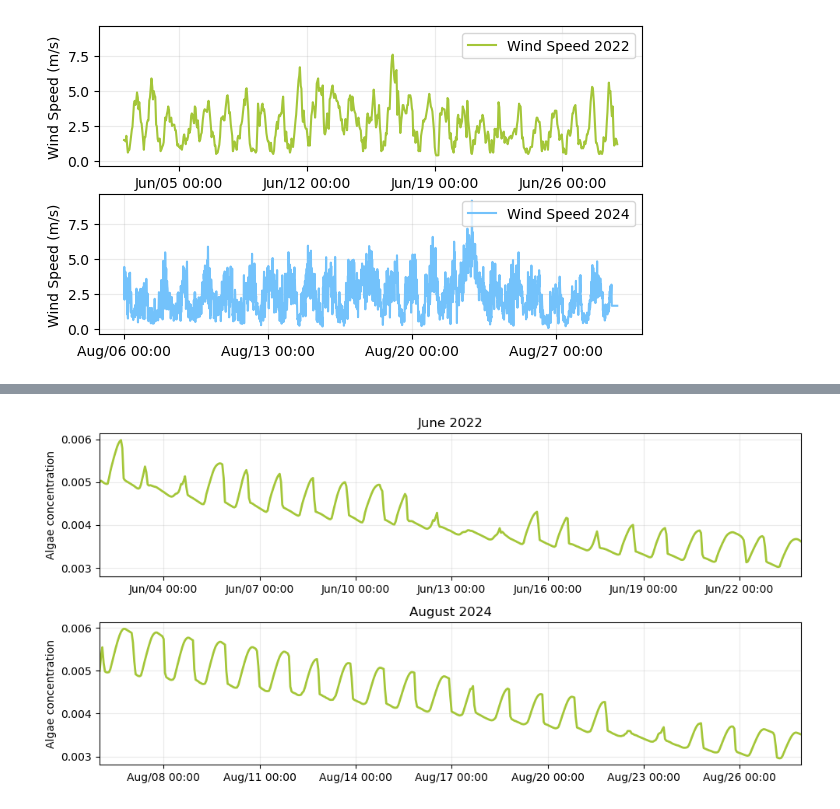
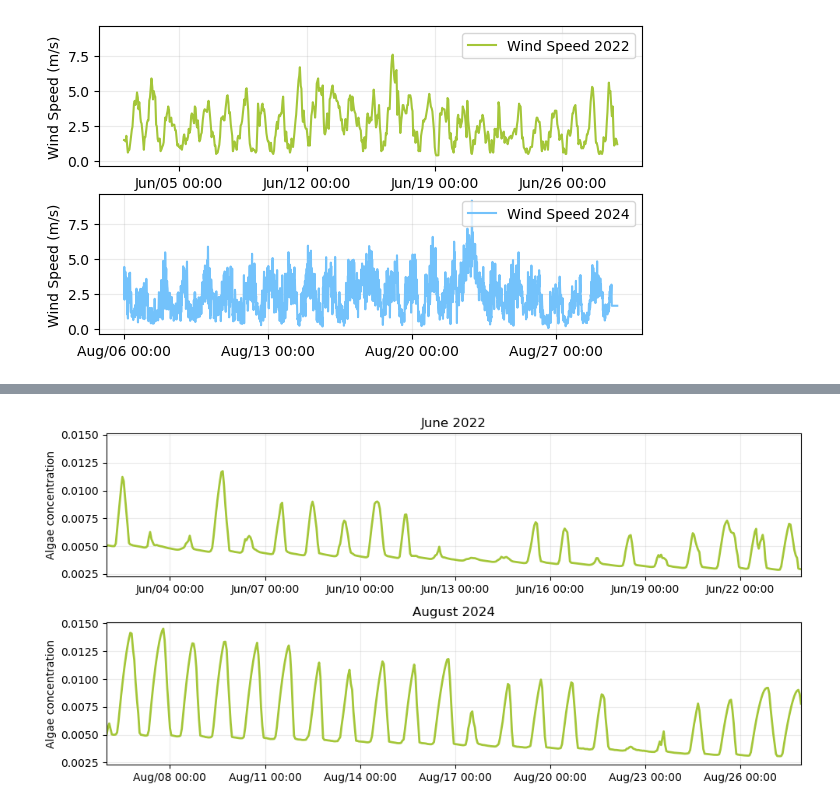
Before and after one commit to sienna-white/1D_JL_Turbulence_Model, a Jupyter notebook: compare_years.ipynb, the cells around one changed output, grey strips where cells are left out. Cells and saved outputs as stored; diff of their text form; code cells hidden in the pictures.

```diff
--- a/compare_years.ipynb
+++ b/compare_years.ipynb
@@ -140,7 +134,7 @@ Text(0, 0.5, 'Depth (m)')
 fig, axs = plt.subplots(figsize=(10, 5), nrows=2, sharey=True, sharex=False)
 
 # Compare diffusivity
-alg = m2022.ds.Kz.sel(z=slice(2, 0))
+kz = m2022.ds.Kz.sel(z=slice(2, 0))
 kz_av = kz.mean(dim="z")
 
 axs[0].plot(m2022.dates, kz_av, color=colors[0], label='June 2022', linewidth=2)
@@ -159,6 +153,8 @@ for ax in axs:
     ax.set_ylabel('Kz (m$^2$/s)')
     ax.grid(alpha=0.25)
     format_date_ax(ax, days=3)
+    ax.set_ylim(0,)
 
+plt.suptitle("Diffusivity in the upper 2 m of the water column", fontsize=16)
 plt.tight_layout()
 # %% [output]
@@ -165,0 +201,33 @@ plt.tight_layout()
+# %%
+fig, axs = plt.subplots(figsize=(10, 5), nrows=2, sharey=True, sharex=False)
+
+# Compare diffusivity
+kz = m2022.ds.N_BV2.sel(z=slice(2, 0))
+kz_av = kz.mean(dim="z")
+
+
+df = pd.DataFrame(index=m2022.dates, data=kz_av.values)
+# Select hours between 6am and 6pm
+df = filter_to_daytime(df, 8, 18)
+test = df.groupby(df.index.date).mean()
+
+axs[0].plot(test,'-o', color=colors[0], label='June 2022', linewidth=2)
+
+kz = m2024.ds.N_BV2.sel(z=slice(2, 0))
+kz_av = kz.mean(dim="z")
+df = pd.DataFrame(index=m2024.dates, data=kz_av.values)
+df = filter_to_daytime(df, 8, 18)
+test = df.groupby(df.index.date).mean()
+
+axs[1].plot(test, '-o', color=colors[0], label='June 2022', linewidth=2)
+
+axs[0].set_title('June 2022')
+axs[1].set_title('August 2024')
+
+for ax in axs:
+    ax.grid(alpha=0.25)
+
+axs[0].set_xlim(m2022.dates[0], m2022.dates[-2])
+axs[1].set_xlim(m2024.dates[0], m2024.dates[-2])
+plt.suptitle("Average stratification in the upper 2 m of the water column", fontsize=16)
+plt.tight_layout()
@@ -166,30 +236,30 @@ plt.tight_layout()
 # %%
 fig, axs = plt.subplots(figsize=(10, 5), nrows=2, sharey=True, sharex=False)
 
 # Compare algae
-alg = m2022.ds.algae1.sel(z=slice(5, 0))
+alg = m2022.ds.algae1.sel(z=slice(2, 0))
 alg = alg.mean(dim="z")
 
 axs[0].plot(m2022.dates, alg, color=colors[0], label='June 2022', linewidth=2)
 
-alg = m2024.ds.algae1.sel(z=slice(5, 0))
+alg = m2024.ds.algae1.sel(z=slice(2, 0))
 alg = alg.mean(dim="z")
 
 axs[1].plot(m2024.dates, alg, color=colors[0], label='June 2022', linewidth=2)
 
 axs[0].set_title('June 2022')
 axs[1].set_title('August 2024')
 
 axs[0].set_xlim(m2022.dates[0], m2022.dates[-1])
 axs[1].set_xlim(m2024.dates[0], m2024.dates[-1])
 for ax in axs:
     ax.set_ylabel('Algae concentration')
     ax.grid(alpha=0.25)
     format_date_ax(ax, days=3)
 
 plt.tight_layout()
 # %% [output]
-[figure, old version]
+[figure, new version]
 # %%
 fig = plt.figure(figsize=(12, 3))
 ax = fig.add_subplot(111)
```
Also changed, not shown: parts of 19 cells of this notebook, 4 other files.
